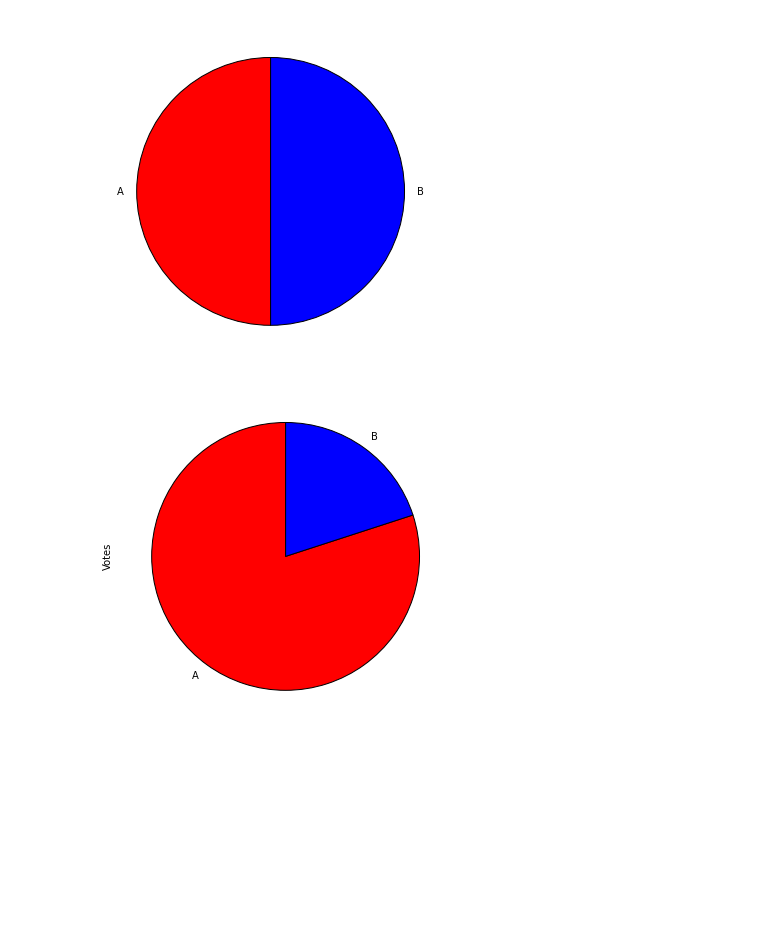
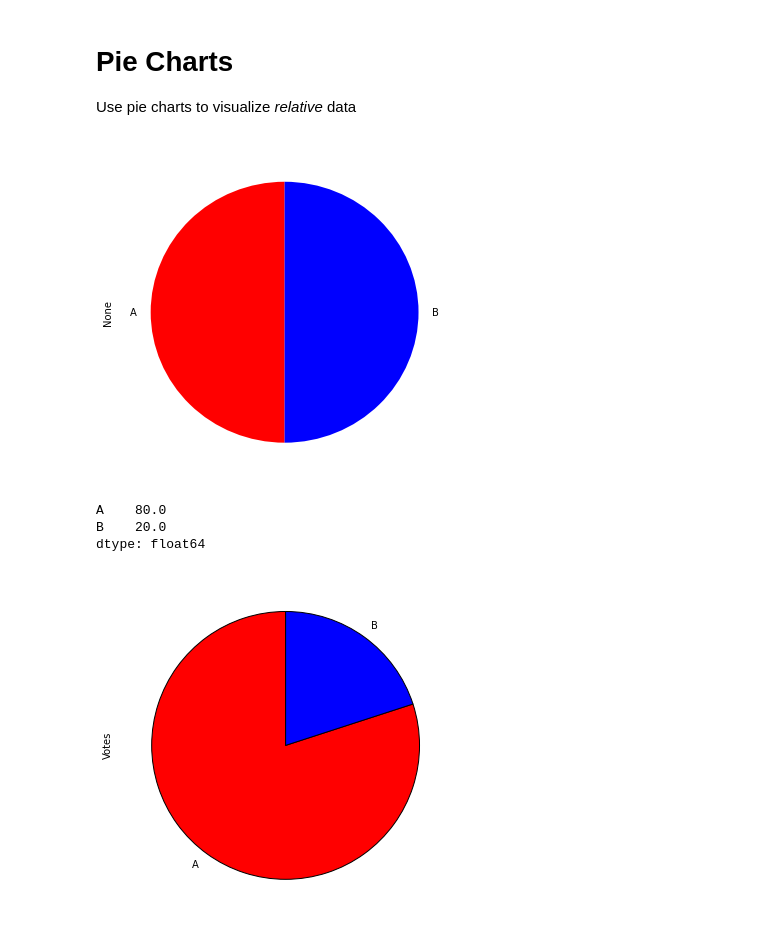
Before and after one commit to theredpea/udacity_notes, a Jupyter notebook: st101__1_Visualizing_relationships_in_data__5_Pie Charts.ipynb, the cells around one changed output. Saved outputs shown, nothing was run; the diff lists cells and outputs as text; code cells hidden in the pictures; blank space fills up the shorter version.

Commit message:
Relative size

```diff
--- a/st101__1_Visualizing_relationships_in_data__5_Pie Charts.ipynb
+++ b/st101__1_Visualizing_relationships_in_data__5_Pie Charts.ipynb
@@ -9,17 +9,20 @@ def voting_1():
     :returns: pie split
     """
     pd.Series(('A','B')).pie()
+# %% [markdown]
+# Pie Charts
+Use pie charts to visualize *relative* data
 # %%
 %matplotlib  inline
 fifty=pd.Series((1,1))
 # %%
 def voting_1():
     #fifty.plot(kind='pie', figsize=(6,6))
-    pd.Series(index=('A','B'), data=(1,1)).plot(kind='pie', colors=('red', 'blue'), figsize=(6,6), legend=False, startangle=90)
+    pd.Series(index=('A','B'), data=(0.5, 0.5)).plot(kind='pie', colors=('red', 'blue'), figsize=(6,6), legend=False, startangle=90)
 
 voting_1()
 # %% [output]
-[figure, old version]
+[figure, new version]
 # %%
 voting_1_solution = 'https://www.udacity.com/course/viewer#!/c-st101/l-48646868/e-48648859/m-48729157'
 # %%
@@ -30,5 +33,18 @@ def voting_2():
     """
     votes = pd.DataFrame(index=('A','B'), data={'Votes':(724, 181)})
     return 100*votes.Votes/votes.Votes.sum()
+# %%
+def voting_2_with_series():
+    """
+    Calculates the percentage of each value in a series relative to sum of a series
+    """
+    votes = pd.Series({'A': 724, 'B': 181})
+    #Multiplying by 100 only to convert to proportion of "100" for "percent"
+    return 100* votes/votes.sum()
+voting_2_with_series()
+# %% [output]
+A    80.0
+B    20.0
+dtype: float64
 # %%
 assert (voting_2().values==pd.Series((80,20))).all(), '80 percent votes for A, only 20 percent voted for B'
```
Also changed, not shown: parts of 1 cell of this notebook, 1 other file.
